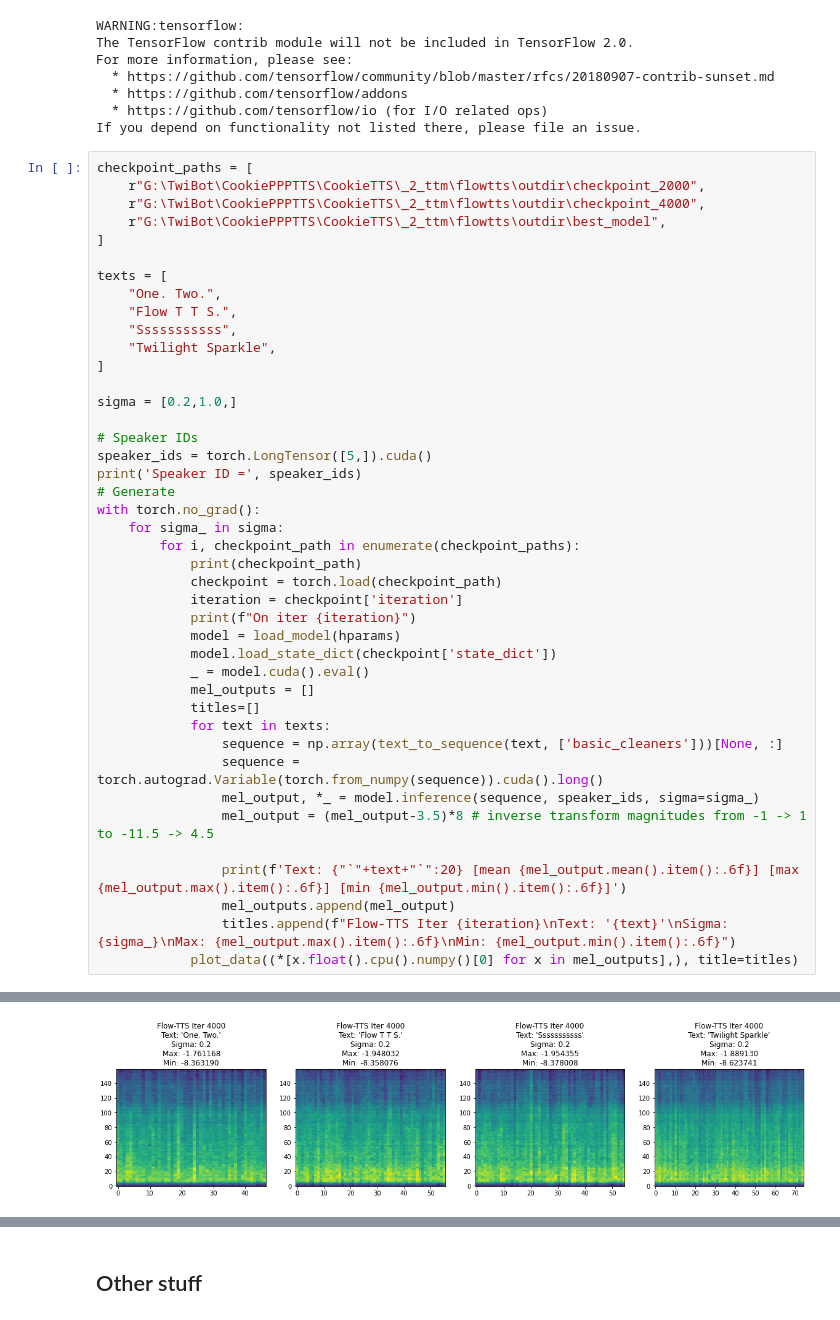
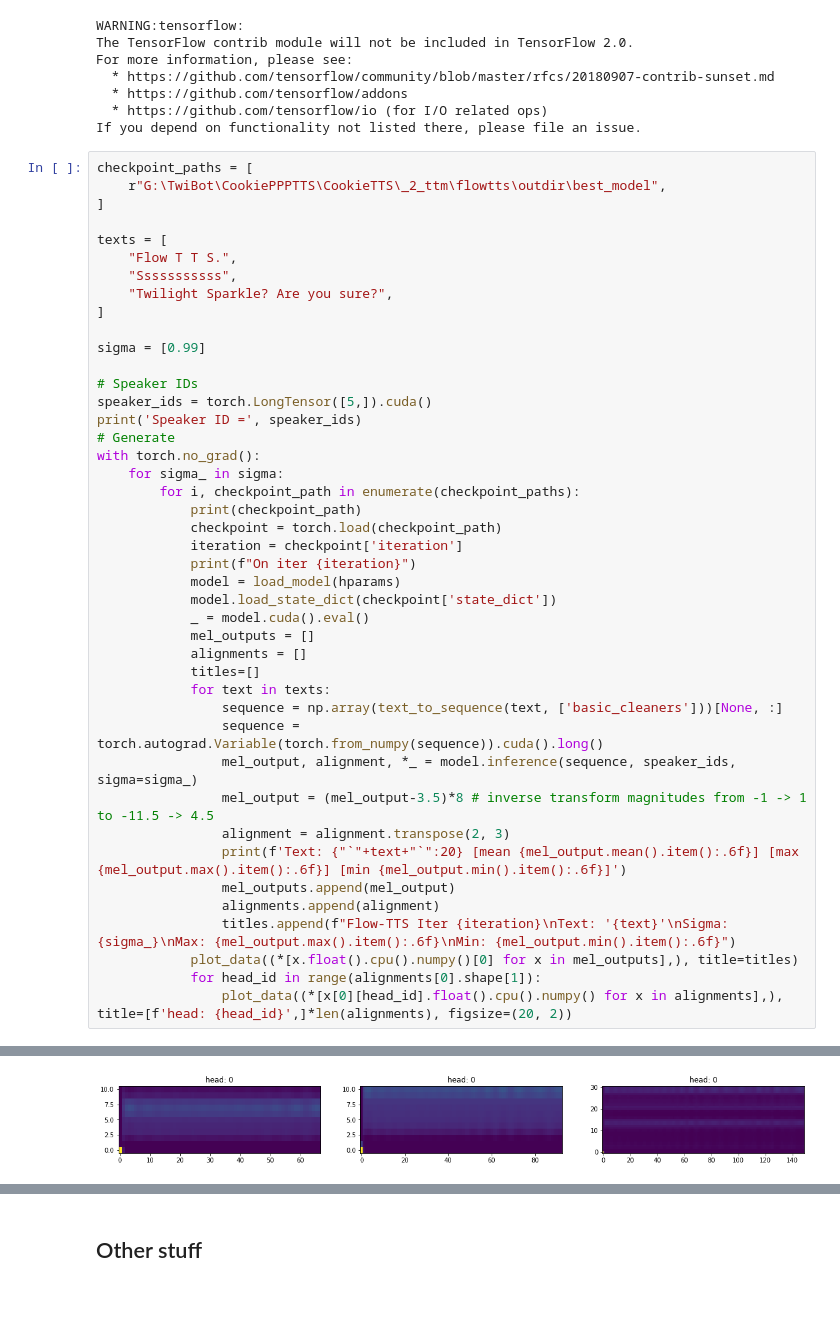
Before and after one commit to CookiePPP/cookietts, a Jupyter notebook: CookieTTS/scripts/FlowTTS Inference.ipynb, the cells around one changed output, grey strips where cells are left out. Drawn from its saved outputs; the diff is of its cells as text.

Commit message:
FlowTTS cleanup and WIP alignment output to TensorBoard (the order is wrong)

```diff
--- a/CookieTTS/scripts/FlowTTS Inference.ipynb
+++ b/CookieTTS/scripts/FlowTTS Inference.ipynb
@@ -39,19 +39,16 @@ For more information, please see:
 If you depend on functionality not listed there, please file an issue.
 # %%
 checkpoint_paths = [
-    r"G:\TwiBot\CookiePPPTTS\CookieTTS\_2_ttm\flowtts\outdir\checkpoint_2000",
-    r"G:\TwiBot\CookiePPPTTS\CookieTTS\_2_ttm\flowtts\outdir\checkpoint_4000",
     r"G:\TwiBot\CookiePPPTTS\CookieTTS\_2_ttm\flowtts\outdir\best_model",
 ]
 
 texts = [
-    "One. Two.",
     "Flow T T S.",
     "Sssssssssss",
-    "Twilight Sparkle",
+    "Twilight Sparkle? Are you sure?",
 ]
 
-sigma = [0.2,1.0,]
+sigma = [0.99]
 
 # Speaker IDs
 speaker_ids = torch.LongTensor([5,]).cuda()
@@ -68,16 +65,20 @@ with torch.no_grad():
             model.load_state_dict(checkpoint['state_dict'])
             _ = model.cuda().eval()
             mel_outputs = []
+            alignments = []
             titles=[]
             for text in texts:
                 sequence = np.array(text_to_sequence(text, ['basic_cleaners']))[None, :]
                 sequence = torch.autograd.Variable(torch.from_numpy(sequence)).cuda().long()
-                mel_output, *_ = model.inference(sequence, speaker_ids, sigma=sigma_)
+                mel_output, alignment, *_ = model.inference(sequence, speaker_ids, sigma=sigma_)
                 mel_output = (mel_output-3.5)*8 # inverse transform magnitudes from -1 -> 1 to -11.5 -> 4.5
-
+                alignment = alignment.transpose(2, 3)
                 print(f'Text: {"`"+text+"`":20} [mean {mel_output.mean().item():.6f}] [max {mel_output.max().item():.6f}] [min {mel_output.min().item():.6f}]')
                 mel_outputs.append(mel_output)
+                alignments.append(alignment)
                 titles.append(f"Flow-TTS Iter {iteration}\nText: '{text}'\nSigma: {sigma_}\nMax: {mel_output.max().item():.6f}\nMin: {mel_output.min().item():.6f}")
             plot_data((*[x.float().cpu().numpy()[0] for x in mel_outputs],), title=titles)
+            for head_id in range(alignments[0].shape[1]):
+                plot_data((*[x[0][head_id].float().cpu().numpy() for x in alignments],), title=[f'head: {head_id}',]*len(alignments), figsize=(20, 2))
 # %% [output]
 Speaker ID = tensor([5], device='cuda:0')
@@ -101 +91 @@ Text: `Twilight Sparkle`   [mean -4.659207] [max 4.159302] [min -12.358677]
-[figure, old version]
+[figure, new version]
```
Also changed, not shown: parts of 12 cells of this notebook, 10 other files.
